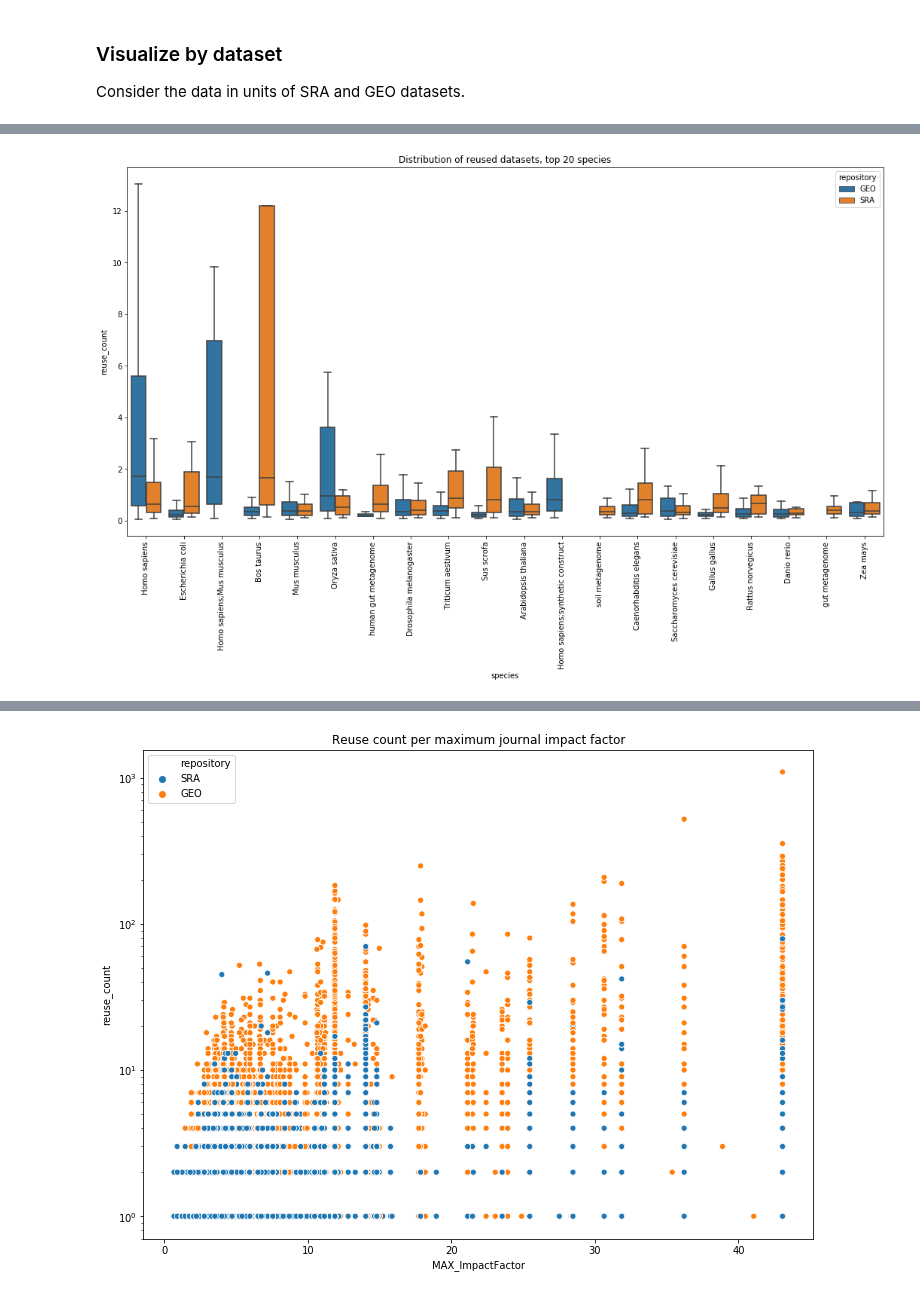
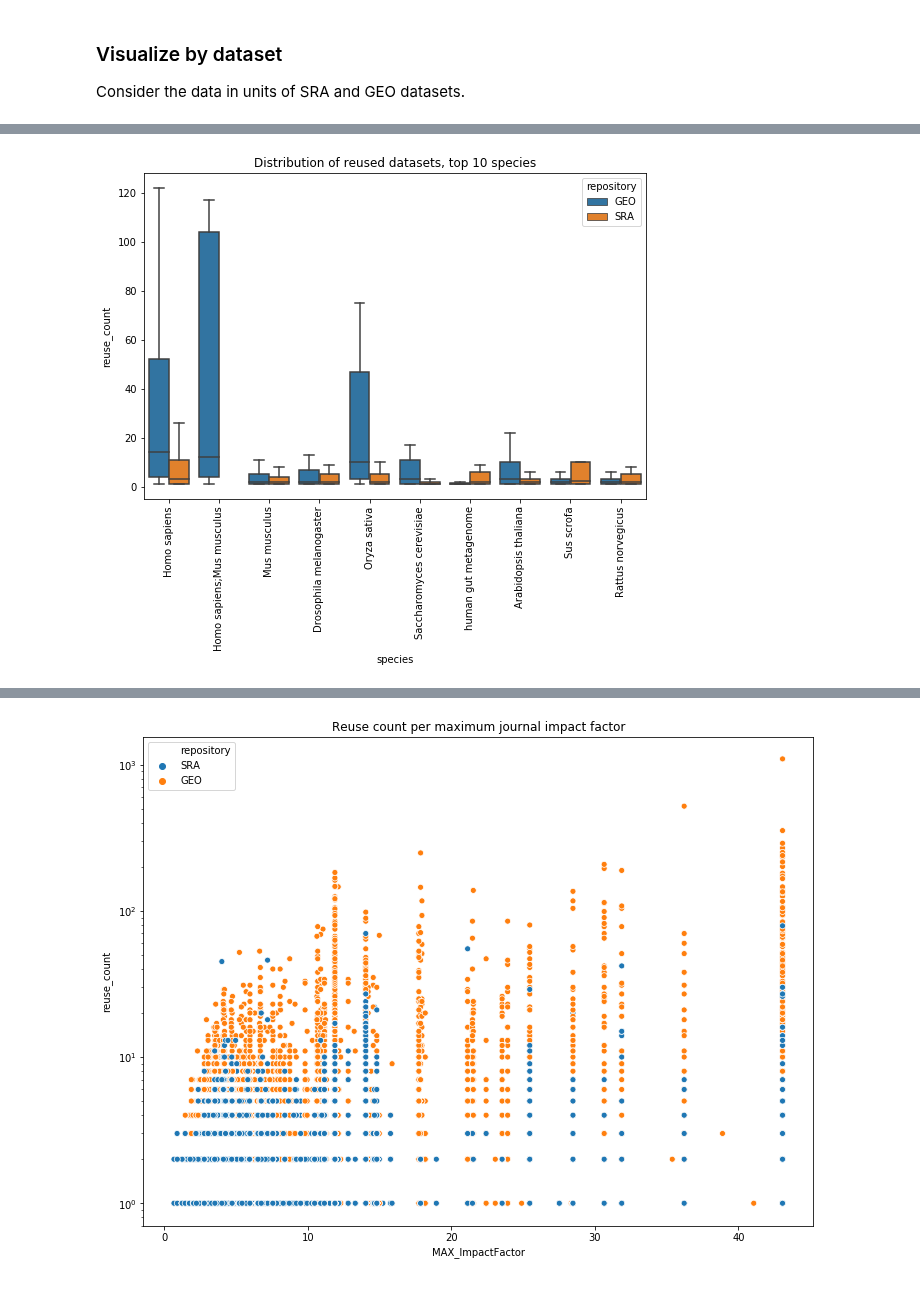
Before and after one commit to smangul1/data_reusability, a Jupyter notebook: jupyter_notebooks/visualize_data.ipynb, the cells around one changed output, grey strips where cells are left out. Cells and saved outputs as stored; diff of their text form; code cells hidden in the pictures.

```diff
--- a/jupyter_notebooks/visualize_data.ipynb
+++ b/jupyter_notebooks/visualize_data.ipynb
@@ -361,20 +366,22 @@ plt.show()
 # %%
 # plot reuse distribution for top 10 species
 
-NUM_TOPSPECIES = 20
+NUM_TOPSPECIES = 10
 
 topSpec = specCounts.dropna().sort_values(by = 'count', ascending = False).head(n = NUM_TOPSPECIES)['species'].to_list()
 
 accs_top_spec = accs_feat.loc[inList(accs_feat['species'], topSpec), :].sort_values(by = 'reuse_count', ascending = False)
 
-fig, ax = plt.subplots(figsize=[18, 9])
+fig, ax = plt.subplots(figsize=fig_dims)
 s = sns.boxplot(data = accs_top_spec.loc[accs_top_spec['reuse_count'] > 0, :],
                 x = 'species', y = 'reuse_count', hue = 'repository', showfliers = False, ax = ax)
-# s = sns.boxenplot(data = accs_top_spec.loc[accs_top_spec['reuse_count'] > 0, :], x = 'species', y = 'reuse_count', hue = 'repository', ax = ax)
 # s.set(yscale = 'log')
+# add_stat_annotation(data = accs_top_spec.loc[accs_top_spec['reuse_count'] > 0, :],
+#                    x = 'species', y = 'reuse_count',
+#                     box_pairs = [(("Homo sapiens", "GEO"), ("Homo sapiens"), ("SRA"))], test = 't-test_ind', ax = ax)
 s.set_xticklabels(s.get_xticklabels(), rotation = 90)
 title = "Distribution of reused datasets, top " + str(NUM_TOPSPECIES) + " species"
 ax.set_title(title)
 plt.show()
 # %% [output]
-[figure, old version]
+[figure, new version]
```
Also changed, not shown: parts of 19 cells of this notebook, 14 other files.
